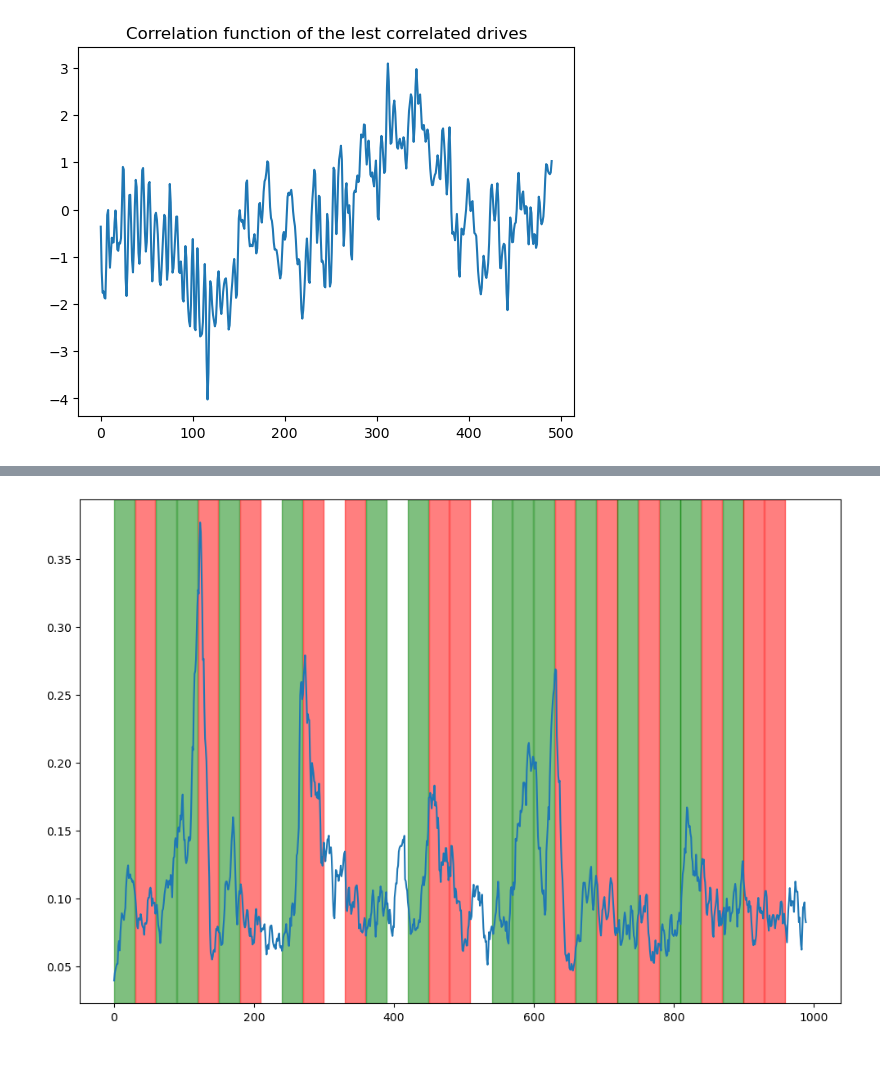
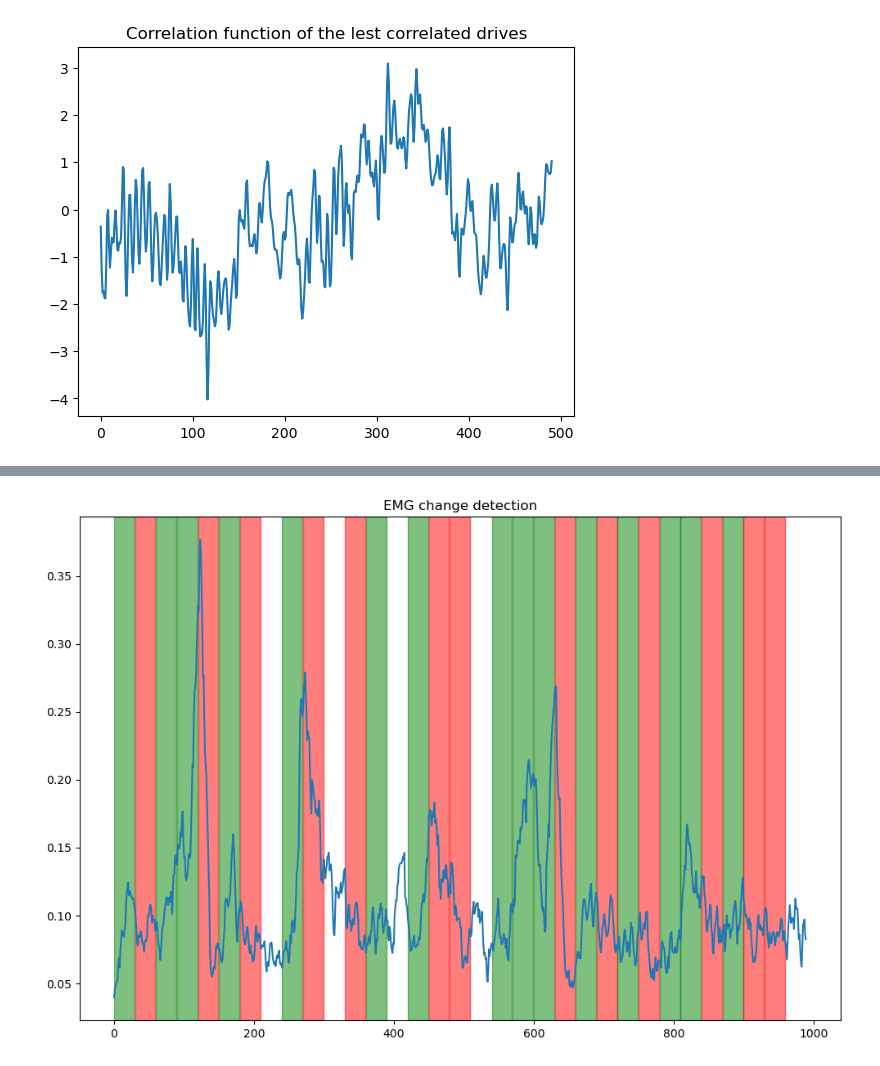
Before and after one commit to MQ37/ecg-emg-processing, a Jupyter notebook: Semestral1.ipynb, the cells around one changed output, grey strips where cells are left out. Cells and saved outputs as stored; diff of their text form; code cells hidden in the pictures.

```diff
--- a/Semestral1.ipynb
+++ b/Semestral1.ipynb
@@ -361,11 +384,12 @@ plt.show()
 # %%
 sr, emg = load_drive(1, channels=[1])
 # Rectify
 remg = rectify(emg)
 # Integrate
 iremg = integrate(remg, int(sr))
 
 plt.figure(figsize=(12, 8))
+plt.title("EMG change detection")
 _ = detect_changes(iremg, int(sr)*2, do_plot=True)
 # %% [output]
-[figure, old version]
+[figure, new version]
```
Also changed, not shown: parts of 6 cells of this notebook, 8 other files.
